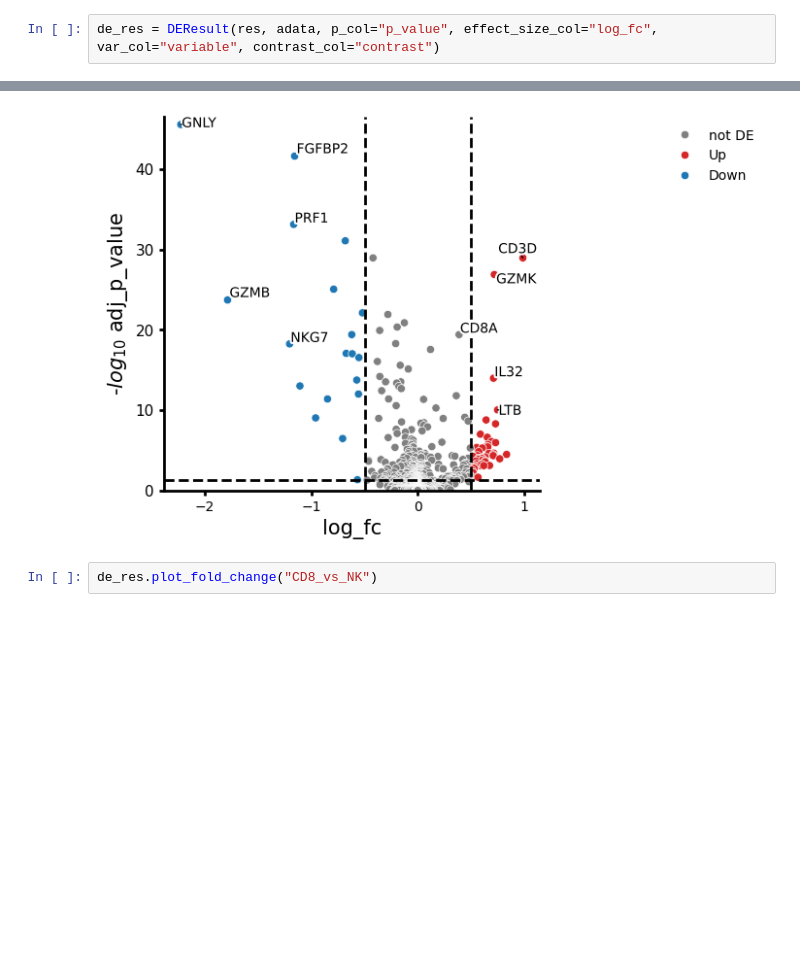
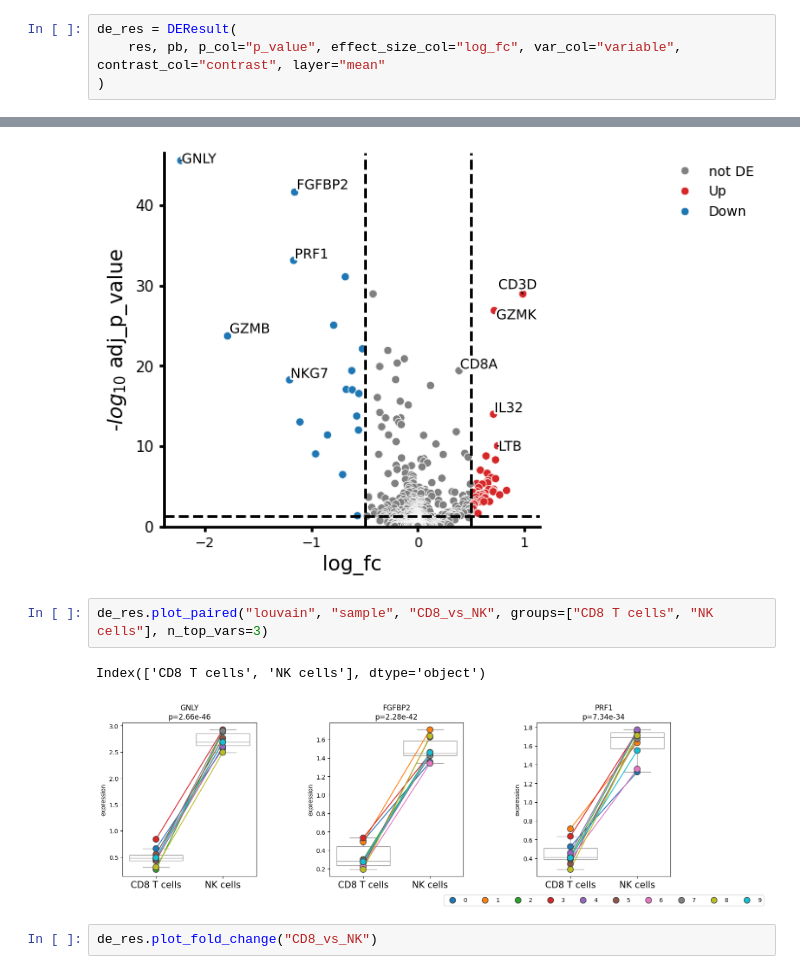
Before and after one commit to scverse/deres, a Jupyter notebook: docs/notebooks/example.ipynb, the cells around one changed output, grey strips where cells are left out. Saved outputs shown, nothing was run; the diff lists cells and outputs as text; blank space fills up the shorter version.

Commit message:
Update plot_paired

```diff
--- a/docs/notebooks/example.ipynb
+++ b/docs/notebooks/example.ipynb
@@ -83,7 +83,9 @@ res
 | 3667 | C5orf51 | 1.000000e+00 | 0.000000e+00 | 0.007828 | 0.000000e+00 | 1.000000e+00 | CD8_vs_NK |
 27428 rows × 7 columns
 # %%
-de_res = DEResult(res, adata, p_col="p_value", effect_size_col="log_fc", var_col="variable", contrast_col="contrast")
+de_res = DEResult(
+    res, pb, p_col="p_value", effect_size_col="log_fc", var_col="variable", contrast_col="contrast", layer="mean"
+)
 # %%
 de_res.summary()
 # %% [output]
@@ -118,6 +120,11 @@ de_res.summary()
 de_res.plot_volcano("CD8_vs_NK", log2fc_thresh=0.5)
 # %% [output]
 [figure]
+# %%
+de_res.plot_paired("louvain", "sample", "CD8_vs_NK", groups=["CD8 T cells", "NK cells"], n_top_vars=3)
+# %% [output]
+Index(['CD8 T cells', 'NK cells'], dtype='object')
+[figure, added]
 # %%
 de_res.plot_fold_change("CD8_vs_NK")
 # %% [output]
```
Also changed, not shown: 1 other file.
